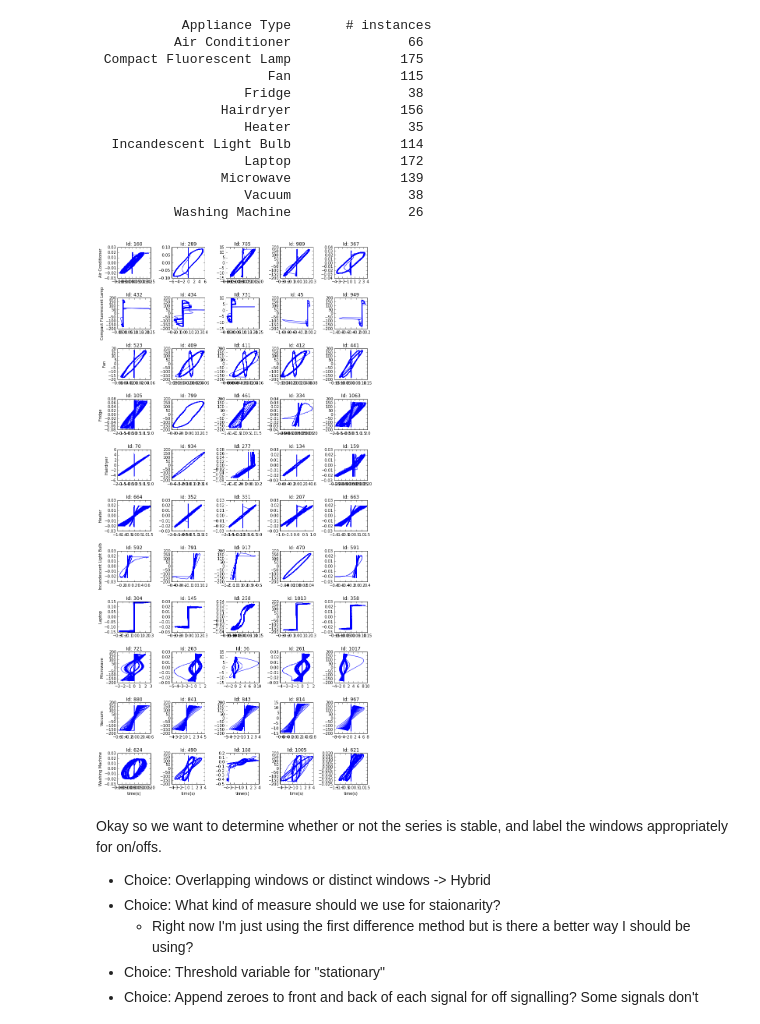
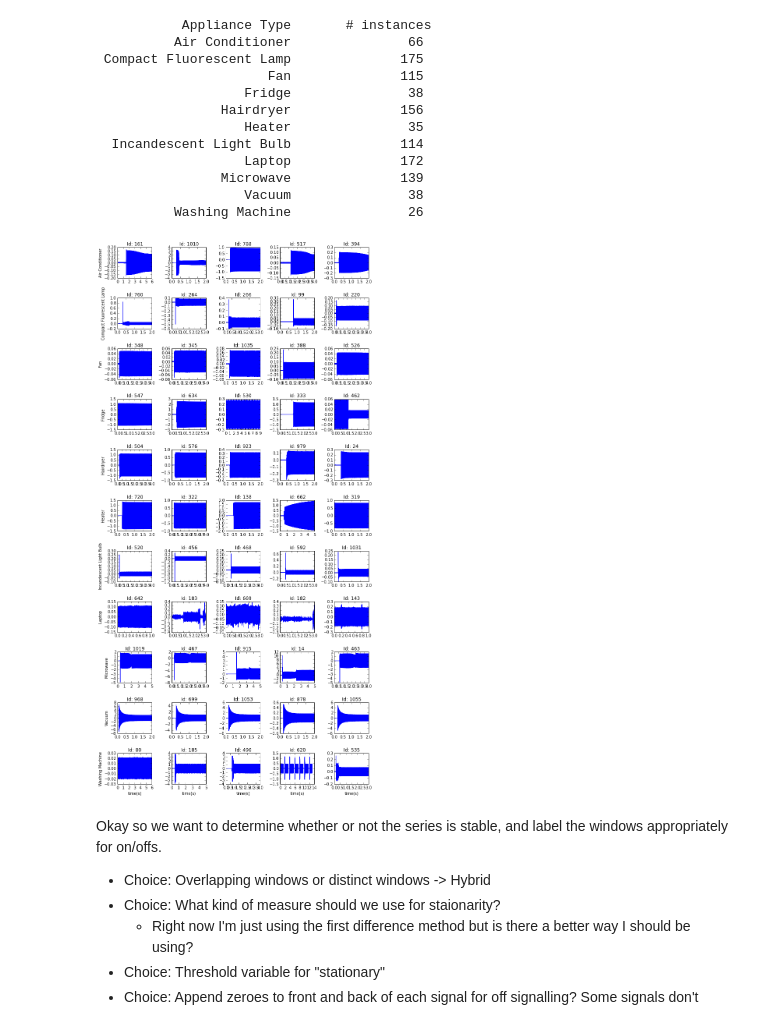
Before and after one commit to meissnereric/appliance_oracle, a Jupyter notebook: RealParserYo.ipynb, the cells around one changed output. Cells and saved outputs as stored; diff of their text form; code cells hidden in the pictures.

```diff
--- a/RealParserYo.ipynb
+++ b/RealParserYo.ipynb
@@ -147,23 +147,23 @@ for (ii,t) in enumerate(unq_type):
 # %%
 # plot current
 fig = plt.figure(figsize=(10,20))
 ids_to_draw = {}
 for (ii,t) in enumerate(unq_type):
     jj = 0
     for (k,v) in t_data[t].items():
         plt.subplot(num_type,count,ii*count+jj+1)
-        #plt.plot(np.linspace(1./fs,len(v['current'])/fs,num=len(v['current'])),v['current'])
-        plt.plot(v['current'],v['voltage'])
+        plt.plot(np.linspace(1./fs,len(v['current'])/fs,num=len(v['current'])),v['current'])
+        #plt.plot(v['current'],v['voltage'])
         if ii==num_type-1:
             plt.xlabel('time(s)')
         if jj==0:
             plt.ylabel(t,fontsize=10)
         plt.title('Id: '+str(k))
         jj += 1
 fig.tight_layout()
 plt.show()
 # %% [output]
-[figure, old version]
+[figure, new version]
 # %%
 from pybrain.tools.shortcuts import buildNetwork
 from pybrain.datasets import SupervisedDataSet, ClassificationDataSet
```
Also changed, not shown: parts of 16 cells of this notebook, 1 other file.
